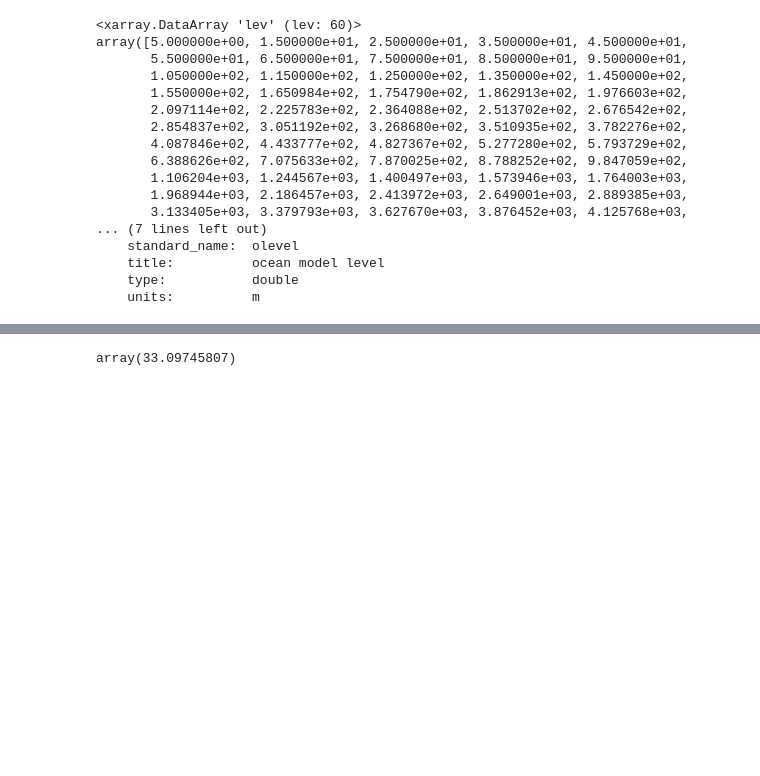
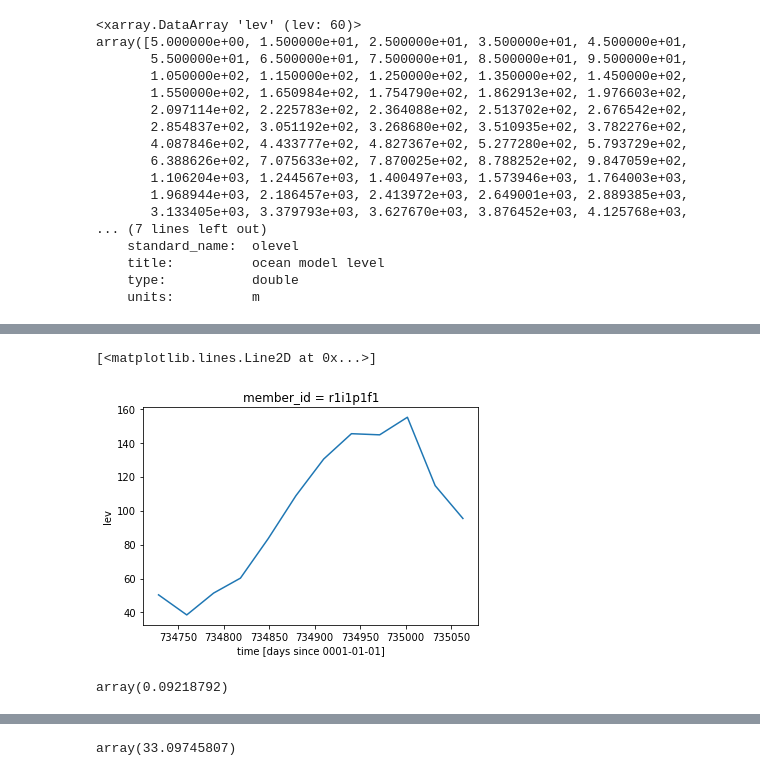
Before and after one commit to s-ragen/cmip6hack-so-project, a Jupyter notebook: notebooks/mld.ipynb, the cells around one changed output, grey strips where cells are left out. Saved outputs shown, nothing was run; the diff lists cells and outputs as text; code cells hidden in the pictures; blank space fills up the shorter version.

```diff
--- a/notebooks/mld.ipynb
+++ b/notebooks/mld.ipynb
@@ -130,5 +130,4 @@ for i in dset_dict:
 #     print(dens_diff.isel(time=0).min().values)
     dens_diff = dens_diff.where(dens_diff > 0.03)
 #     print(dens_diff.shape)
-    min_dens_diff = dset_dict[i].lev.where(dens_diff.min(['lev']))
-    print(min_dens_diff.values)
+    min_dens_diff = dens_diff.lev.where(dens_diff==dens_diff.min(['lev'])).max(['lev'])
@@ -134,0 +150,4 @@ for i in dset_dict:
+# %%
+temp = min_dens_diff.isel(member_id=-1, time=slice(-13,-1)).sel(nlon=slice(200,250), nlat=slice(0,80)).mean(['nlon','nlat'])
+# %%
+temp.load()
@@ -134,0 +162,9 @@ for i in dset_dict:
+# %%
+temp.plot()
+# %% [output]
+[<matplotlib.lines.Line2D at 0x...>]
+[figure, added]
+# %%
+dens_diff.isel(time=-1, member_id=-1).isel(nlat=100, nlon=100).min(['lev']).values
+# %% [output]
+array(0.09218792)
```
Also changed, not shown: parts of 6 cells of this notebook.
